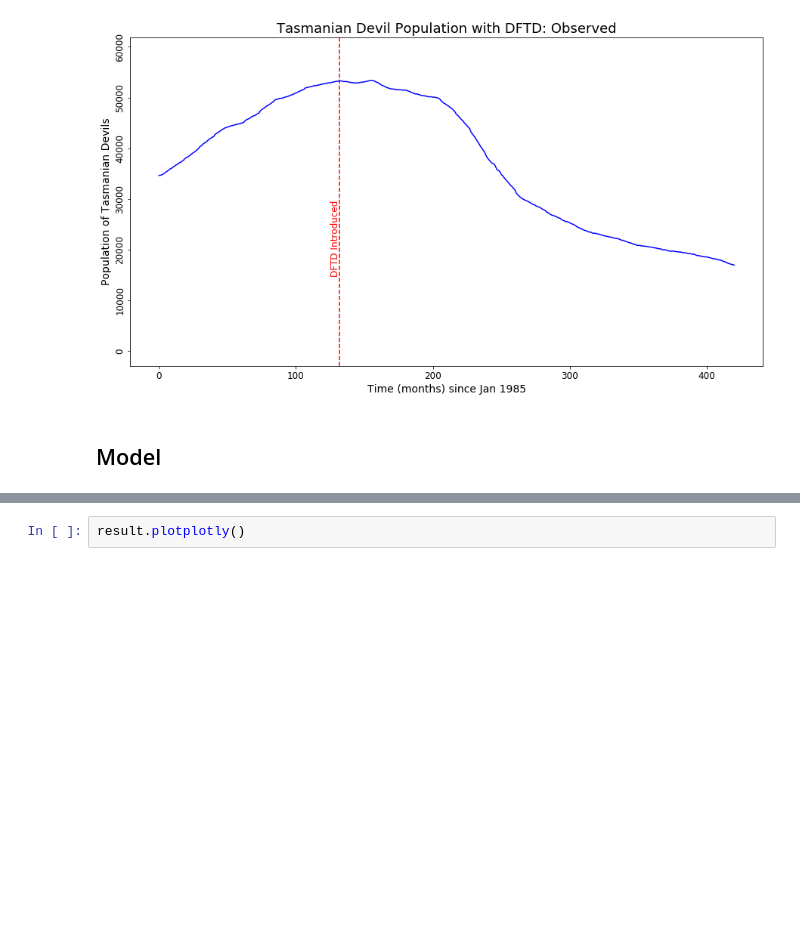
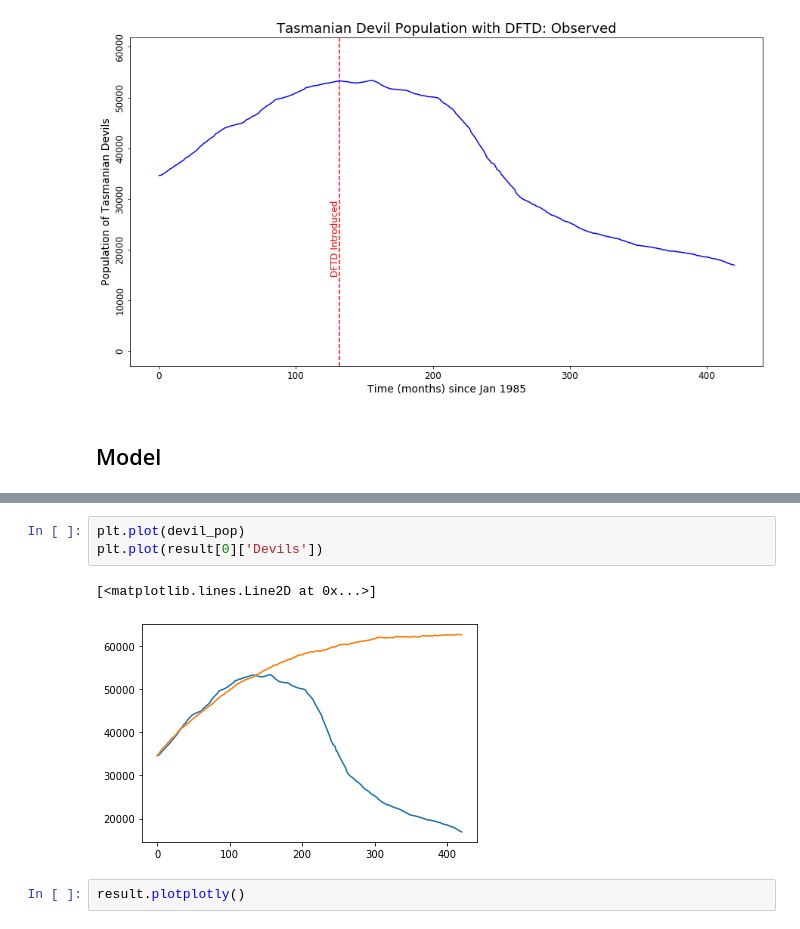
Before and after one commit to StochSS/devils_dftd_modeling, a Jupyter notebook: Devils Experiment Parameter Approxamation.ipynb, the cells around one changed output, grey strips where cells are left out. Cells and saved outputs as stored; diff of their text form; blank space fills up the shorter version.

```diff
--- a/Devils Experiment Parameter Approxamation.ipynb
+++ b/Devils Experiment Parameter Approxamation.ipynb
@@ -207,3 +201,9 @@ result[0]['Devils'][-1]
+# %%
+plt.plot(devil_pop)
+plt.plot(result[0]['Devils'])
+# %% [output]
+[<matplotlib.lines.Line2D at 0x...>]
+[figure, added]
 # %%
 result.plotplotly()
 # %% [output]
```
Also changed, not shown: parts of 8 cells of this notebook.
